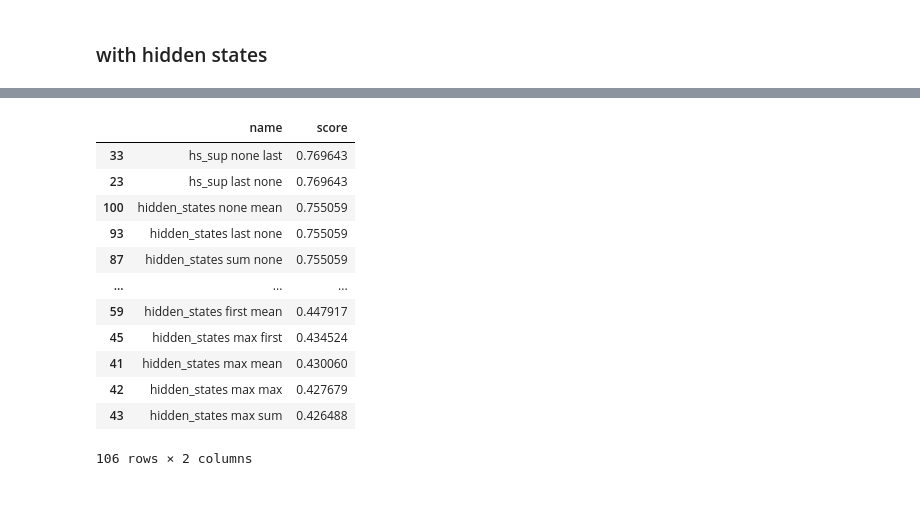
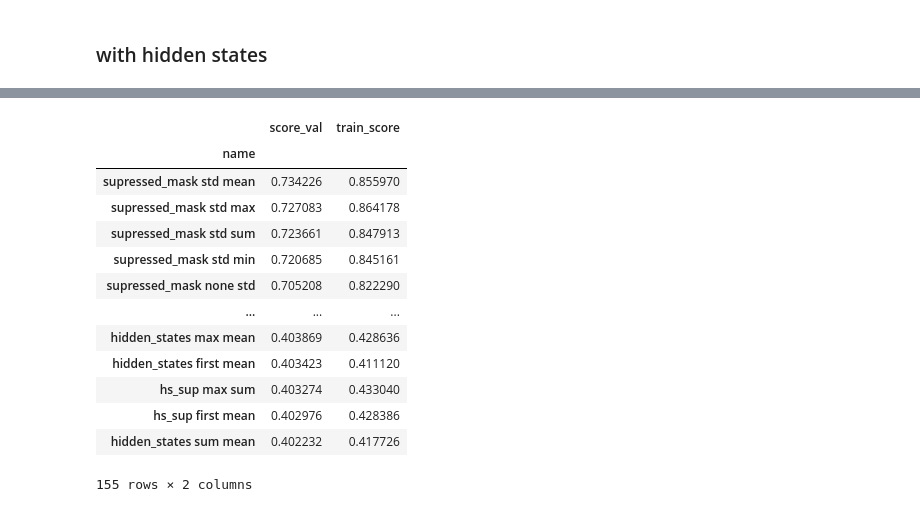
Before and after one commit to wassname/activation_store, a Jupyter notebook: nbs/TQA_regr.ipynb, the cells around one changed output, grey strips where cells are left out. Cells and saved outputs as stored; diff of their text form; code cells hidden in the pictures.

```diff
--- a/nbs/TQA_regr.ipynb
+++ b/nbs/TQA_regr.ipynb
@@ -407,20 +234,27 @@ LLM score: 0.54 roc auc, n=116
 ### with hidden states
 # %%
 def train_linear_prob_on_dataset(X, name="", device: str = "cuda", ):
-    print(X.shape)
+    # print(X.shape)
     X = X.view(len(X), -1).to(device)
 
     # norm X
     X = (X - X.mean()) / X.std()
-    y = ds_a2['label'].to(device)
-    X_train, y_train = X[:train_test_split], y[:train_test_split]
-    X_test, y_test = X[train_test_split:], y[train_test_split:]
+
+    y = ds_a2['label'].to(device).unsqueeze(1).float()
+    X_train, y_train = X[:tt_split], y[:tt_split]
+    X_test, y_test = X[tt_split:], y[tt_split:]
     # data.shape
-    lr_model = Classifier(X.shape[-1], device=device)
+    lr_model = make_classifier(X.shape[-1])
     lr_model.fit(X_train, y_train)
 
-    y_pred = lr_model.forward(X_test)
+    y_pred = lr_model.predict_proba(X_test)[:, 1]
 
-    score = roc_auc(y_test, y_pred)
+    score = roc_auc_score(y_test.cpu(), y_pred)
+
+    y_train_pred = lr_model.predict_proba(X_train)[:, 1]
+    train_score = roc_auc_score(y_train.cpu(), y_train_pred)
     print(f'score for probe({name}): {score:.3f} roc auc, n={len(X_test)}')
-    return score.cpu().item()
+    return lr_model, dict(score_val=score, train_score=train_score)
+# %%
+X = ds_a2[dn]
+X[0].shape
@@ -428,24 +264,31 @@ def train_linear_prob_on_dataset(X, name="", device: str = "cuda", ):
 reductions = {
     'mean': lambda x: x.mean(0),
     'max': lambda x: x.max(0)[0],
+    'min': lambda x: x.min(0)[0],
     'sum': lambda x: x.sum(0),
     'last': lambda x: x[-1],
     'first': lambda x: x[0],
     'none': lambda x: x,
+    'std': lambda x: x.std(0),
 }
 results = []
 data_names = ['hs_sup', 'hidden_states', 'supressed_mask']
 for dn in data_names:
+    X = ds_a2[dn]
+    print(f'0 running {dn} {X[0].shape}')
 
     for r1 in reductions:
         r1f = reductions[r1]
         for r2 in reductions:
             r2f = reductions[r2]
+            name = f'{dn} {r1} {r2}'
             try:
-                X = torch.stack([r2f(r1f(x)) for x in ds_a2[dn]])
-                name = f'{dn} {r1} {r2}'
-                score = train_linear_prob_on_dataset(X, name)
-                results.append((name, score))
+                X2 = torch.stack([r2f(r1f(x)) for x in X])
+                print(f'1 running {name} {X2.shape}')
+                lr_model, d = train_linear_prob_on_dataset(X2, name)
+                d['name'] = name
+                results.append(d)
             except Exception as e:
-                print(e)
+                print(f'failed {name} {e}')
+                # raise e
 # %% [output]
@@ -469,19 +417,20 @@ score for probe(supressed_mask none none): 0.755 roc auc, n=116
 # %%
 import pandas as pd
 # note hs_sup seems to get more important as we lower the thresh
-df = pd.DataFrame(results, columns=['name', 'score']).sort_values('score', ascending=False)
+df = pd.DataFrame(results).sort_values('score_val', ascending=False).set_index('name')
 df
 # %% [output]
-|  | name | score |
-| 33 | hs_sup none last | 0.769643 |
-| 23 | hs_sup last none | 0.769643 |
-| 100 | hidden_states none mean | 0.755059 |
-| 93 | hidden_states last none | 0.755059 |
-| 87 | hidden_states sum none | 0.755059 |
+|  | score_val | train_score |
+| name |  |  |
+| supressed_mask std mean | 0.734226 | 0.855970 |
+| supressed_mask std max | 0.727083 | 0.864178 |
+| supressed_mask std sum | 0.723661 | 0.847913 |
+| supressed_mask std min | 0.720685 | 0.845161 |
+| supressed_mask none std | 0.705208 | 0.822290 |
 | ... | ... | ... |
-| 59 | hidden_states first mean | 0.447917 |
-| 45 | hidden_states max first | 0.434524 |
-| 41 | hidden_states max mean | 0.430060 |
-| 42 | hidden_states max max | 0.427679 |
-| 43 | hidden_states max sum | 0.426488 |
+| hidden_states max mean | 0.403869 | 0.428636 |
+| hidden_states first mean | 0.403423 | 0.411120 |
+| hs_sup max sum | 0.403274 | 0.433040 |
+| hs_sup first mean | 0.402976 | 0.428386 |
+| hidden_states sum mean | 0.402232 | 0.417726 |
-106 rows × 2 columns
+155 rows × 2 columns
```
Also changed, not shown: parts of 20 cells of this notebook, 3 other files.
